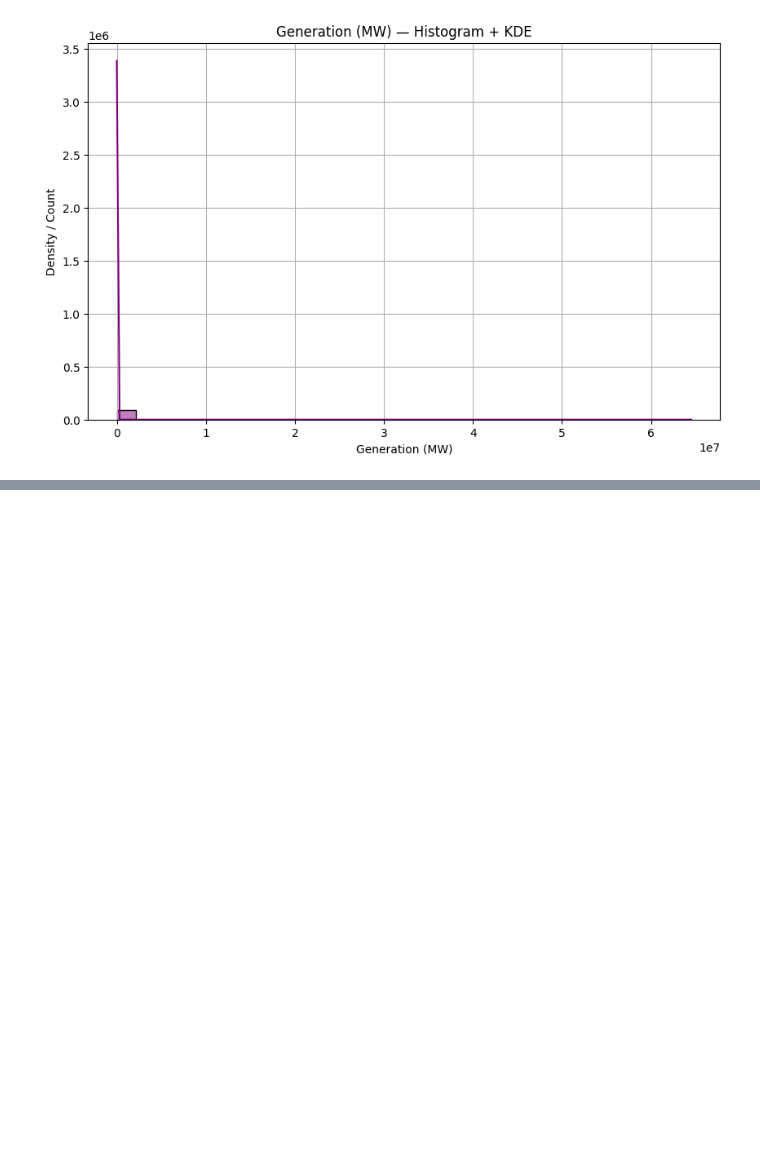
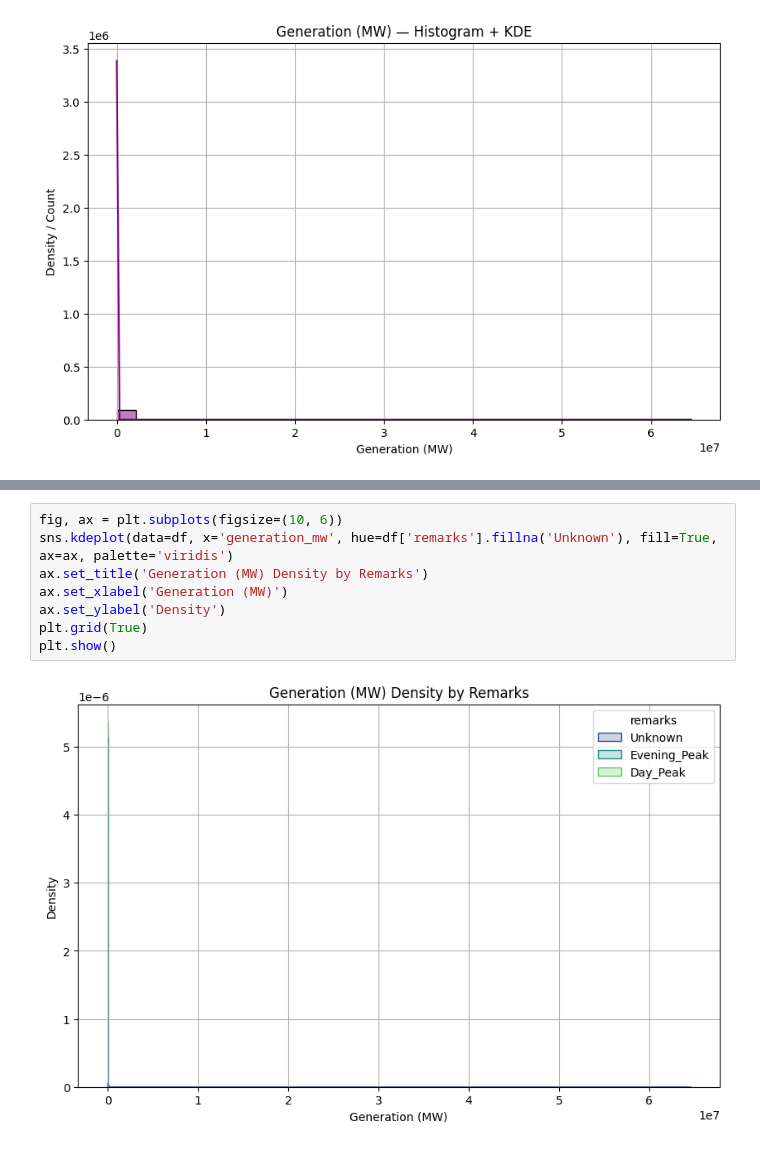
Before and after one commit to sabbirpuspo/LearningforMe, a Jupyter notebook: PGCB_BD.ipynb, the cells around one changed output, grey strips where cells are left out. Cells and saved outputs as stored; diff of their text form; blank space fills up the shorter version.

```diff
--- a/PGCB_BD.ipynb
+++ b/PGCB_BD.ipynb
@@ -360,0 +414,10 @@ plt.show()
+# %%
+fig, ax = plt.subplots(figsize=(10, 6))
+sns.kdeplot(data=df, x='generation_mw', hue=df['remarks'].fillna('Unknown'), fill=True, ax=ax, palette='viridis')
+ax.set_title('Generation (MW) Density by Remarks')
+ax.set_xlabel('Generation (MW)')
+ax.set_ylabel('Density')
+plt.grid(True)
+plt.show()
+# %% [output]
+[figure, added]
```
Also changed, not shown: parts of 7 cells of this notebook.
